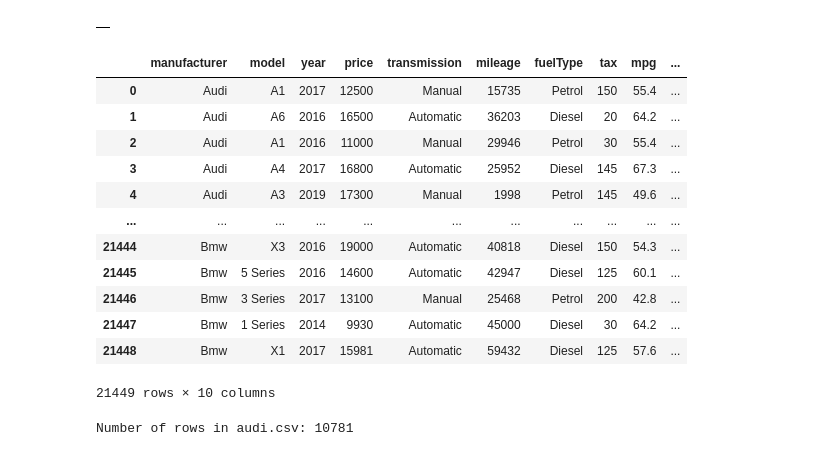
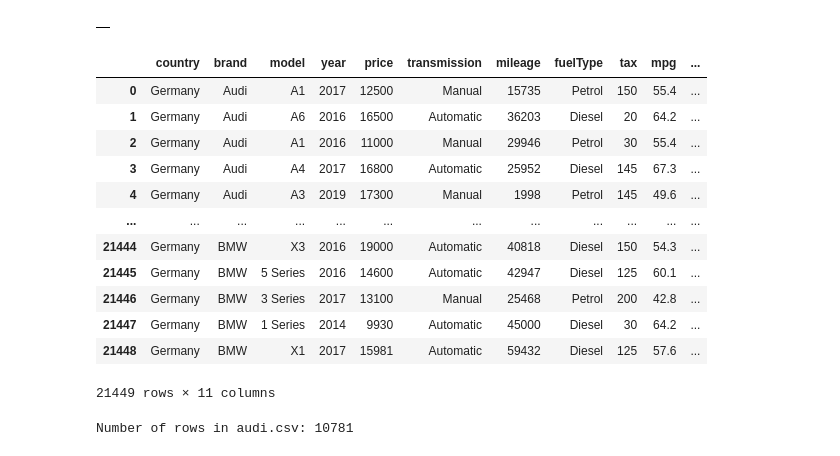
Before and after one commit to j-lepard/Understanding_Used_Car_Prices, a Jupyter notebook: 02.DYLAN.ipynb, the cells around one changed output. Saved outputs shown, nothing was run; the diff lists cells and outputs as text; code cells hidden in the pictures.

Commit message:
updated dataframe to include 'country' column, renamed 'manufacturer' to 'brand', and renamed 'raw' folder to 'raw_renamed'

```diff
--- a/02.DYLAN.ipynb
+++ b/02.DYLAN.ipynb
@@ -46,6 +46,19 @@ import pandas as pd
 
 def extract_all_company_data(file_path_read, file_path_write, exclude_files):
     csv_files = []  # List to store .csv file names
+
+    # Define a dictionary to map brands to countries
+    brand_country_mapping = {
+        'Audi': 'Germany',
+        'BMW': 'Germany',
+        'Ford': 'United States',
+        'Hyundai': 'South Korea',
+        'Mercedes-Benz': 'Germany',
+        'Skoda': 'Czech Republic',
+        'Toyota': 'Japan',
+        'Vauxhall': 'United Kingdom',
+        'Volkswagen': 'Germany'
+    }
 
     # Get a list of all files and directories in the specified directory
     for file in os.listdir(file_path_read):
@@ -54,51 +67,60 @@ def extract_all_company_data(file_path_read, file_path_write, exclude_files):
 
     company_data = []
 
     # Iterate through the CSV files
     for csv_file in (csv_files[:2]):
         # Read the CSV file into a DataFrame
         csv_path = os.path.join(file_path_read, csv_file)
         df = pd.read_csv(csv_path)
 
         # Get the manufacturer name (assuming the CSV filename is the manufacturer name)
-        manufacturer_name = os.path.splitext(os.path.basename(csv_file))[0]
+        brand_name = os.path.splitext(os.path.basename(csv_file))[0]
+        if brand_name.lower() == 'mercedes-benz':
+            brand_name = 'Mercedes-Benz'
+        elif brand_name.lower() == 'bmw':
+            brand_name = 'BMW'
+        else:
+            brand_name = brand_name.capitalize()
 
-        # Add a column for the manufacturer name as the first column
-        df.insert(0, 'manufacturer', manufacturer_name.capitalize())
+        # Add a column for the country based on brand as the first column
+        df.insert(0, 'country', brand_country_mapping.get(brand_name, None))
+
+        # Add a column for the brand name
+        df.insert(1, 'brand', brand_name)
 
         # Save the modified DataFrame to a new CSV file in the 'selected' folder
-        output_file_path = os.path.join(file_path_write, f"{manufacturer_name}_modified.csv")
+        output_file_path = os.path.join(file_path_write, f"{brand_name.lower()}_modified.csv")
         df.to_csv(output_file_path, index=False)
 
         # Append each row to the company_data list
         for index, row in df.iterrows():
             company_data.append(row.to_dict())  # Convert each row to a dictionary and append
 
     return pd.DataFrame(company_data)
 
 # Define the path to read from
-file_path_read = 'data/raw'
+file_path_read = 'data/raw_renamed'
 # Define the path to write to (inside the 'selected' folder)
 file_path_write = 'data/selected'
 # Define the files to be excluded
 exclude_files = ['cclass.csv', 'focus.csv', 'unclean cclass.csv', 'unclean focus.csv']
 
 # Call the function to process and save each individual CSV
 extract_all_company_data(file_path_read, file_path_write, exclude_files)
 # %% [output]
-|  | manufacturer | model | year | price | transmission | mileage | fuelType | tax | mpg | ... |
-| 0 | Audi | A1 | 2017 | 12500 | Manual | 15735 | Petrol | 150 | 55.4 | ... |
-| 1 | Audi | A6 | 2016 | 16500 | Automatic | 36203 | Diesel | 20 | 64.2 | ... |
-| 2 | Audi | A1 | 2016 | 11000 | Manual | 29946 | Petrol | 30 | 55.4 | ... |
-| 3 | Audi | A4 | 2017 | 16800 | Automatic | 25952 | Diesel | 145 | 67.3 | ... |
-| 4 | Audi | A3 | 2019 | 17300 | Manual | 1998 | Petrol | 145 | 49.6 | ... |
-| ... | ... | ... | ... | ... | ... | ... | ... | ... | ... | ... |
-| 21444 | Bmw | X3 | 2016 | 19000 | Automatic | 40818 | Diesel | 150 | 54.3 | ... |
-| 21445 | Bmw | 5 Series | 2016 | 14600 | Automatic | 42947 | Diesel | 125 | 60.1 | ... |
-| 21446 | Bmw | 3 Series | 2017 | 13100 | Manual | 25468 | Petrol | 200 | 42.8 | ... |
-| 21447 | Bmw | 1 Series | 2014 | 9930 | Automatic | 45000 | Diesel | 30 | 64.2 | ... |
-| 21448 | Bmw | X1 | 2017 | 15981 | Automatic | 59432 | Diesel | 125 | 57.6 | ... |
+|  | country | brand | model | year | price | transmission | mileage | fuelType | tax | mpg | ... |
+| 0 | Germany | Audi | A1 | 2017 | 12500 | Manual | 15735 | Petrol | 150 | 55.4 | ... |
+| 1 | Germany | Audi | A6 | 2016 | 16500 | Automatic | 36203 | Diesel | 20 | 64.2 | ... |
+| 2 | Germany | Audi | A1 | 2016 | 11000 | Manual | 29946 | Petrol | 30 | 55.4 | ... |
+| 3 | Germany | Audi | A4 | 2017 | 16800 | Automatic | 25952 | Diesel | 145 | 67.3 | ... |
+| 4 | Germany | Audi | A3 | 2019 | 17300 | Manual | 1998 | Petrol | 145 | 49.6 | ... |
+| ... | ... | ... | ... | ... | ... | ... | ... | ... | ... | ... | ... |
+| 21444 | Germany | BMW | X3 | 2016 | 19000 | Automatic | 40818 | Diesel | 150 | 54.3 | ... |
+| 21445 | Germany | BMW | 5 Series | 2016 | 14600 | Automatic | 42947 | Diesel | 125 | 60.1 | ... |
+| 21446 | Germany | BMW | 3 Series | 2017 | 13100 | Manual | 25468 | Petrol | 200 | 42.8 | ... |
+| 21447 | Germany | BMW | 1 Series | 2014 | 9930 | Automatic | 45000 | Diesel | 30 | 64.2 | ... |
+| 21448 | Germany | BMW | X1 | 2017 | 15981 | Automatic | 59432 | Diesel | 125 | 57.6 | ... |
-21449 rows × 10 columns
+21449 rows × 11 columns
 # %%
 import pandas as pd
 
```
Also changed, not shown: parts of 5 cells of this notebook, 15 other files.
